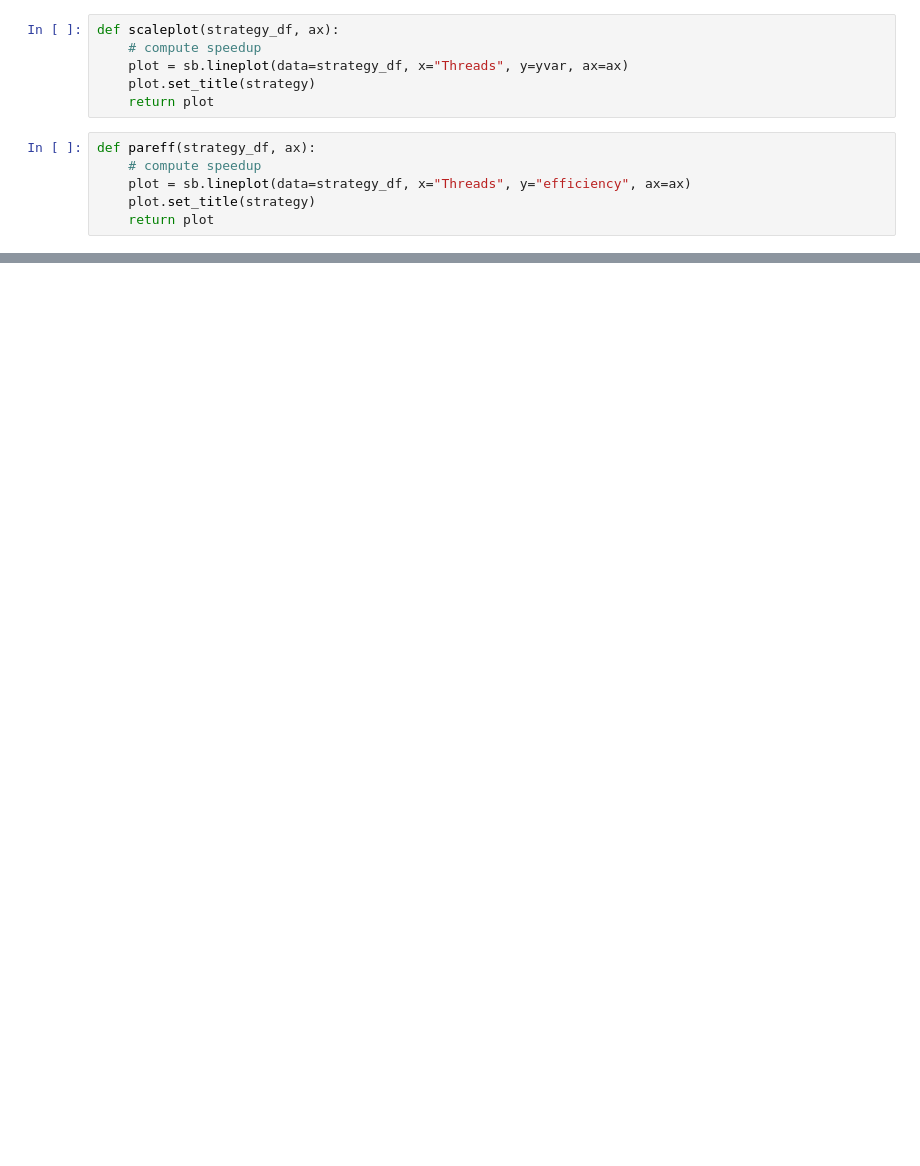
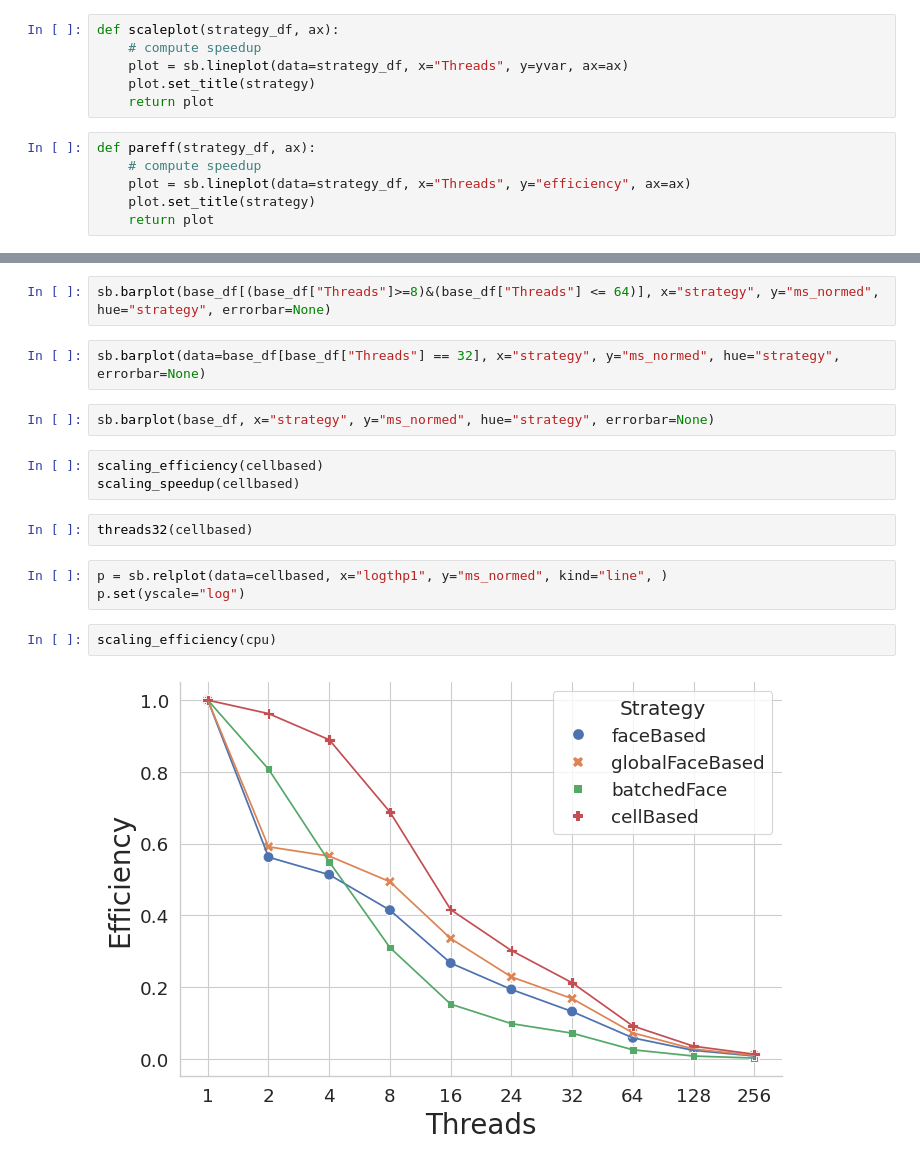
Before and after one commit to lupeterm/FVM-Prototyping, a Jupyter notebook: notebooks/scaling.ipynb, the cells around one changed output, grey strips where cells are left out. Drawn from its saved outputs; the diff is of its cells as text; blank space fills up the shorter version.

```diff
--- a/notebooks/scaling.ipynb
+++ b/notebooks/scaling.ipynb
@@ -505,0 +630,18 @@ plt.tight_layout()
+# %%
+sb.barplot(base_df[(base_df["Threads"]>=8)&(base_df["Threads"] <= 64)], x="strategy", y="ms_normed", hue="strategy", errorbar=None)
+# %%
+sb.barplot(data=base_df[base_df["Threads"] == 32], x="strategy", y="ms_normed", hue="strategy", errorbar=None)
+# %%
+sb.barplot(base_df, x="strategy", y="ms_normed", hue="strategy", errorbar=None)
+# %%
+scaling_efficiency(cellbased)
+scaling_speedup(cellbased)
+# %%
+threads32(cellbased)
+# %%
+p = sb.relplot(data=cellbased, x="logthp1", y="ms_normed", kind="line", )
+p.set(yscale="log")
+# %%
+scaling_efficiency(cpu)
+# %% [output]
+[figure, added]
```
Also changed, not shown: parts of 53 cells of this notebook, 25 other files.
